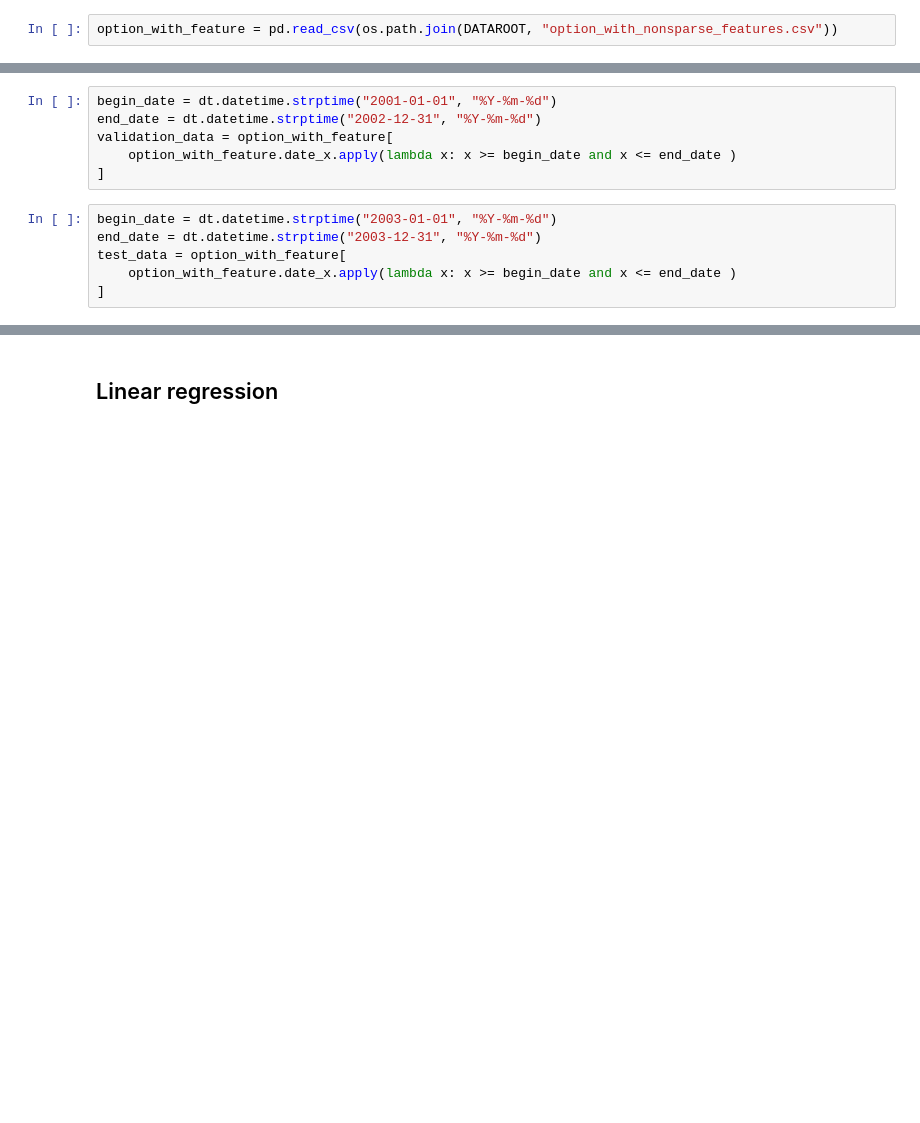
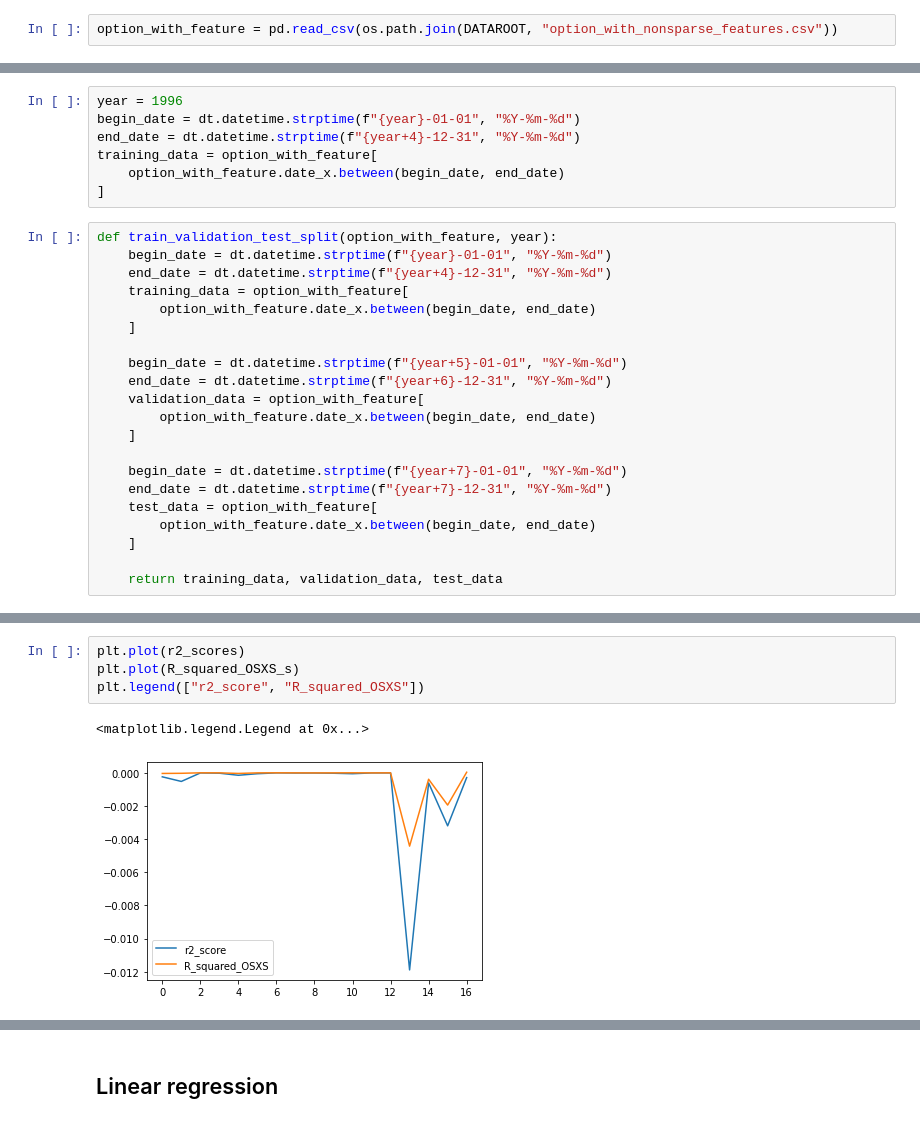
Before and after one commit to jzfrank/AQF-option-rodeo, a Jupyter notebook: ml_predictor.ipynb, the cells around one changed output, grey strips where cells are left out. Cells and saved outputs as stored; diff of their text form; blank space fills up the shorter version.

```diff
--- a/ml_predictor.ipynb
+++ b/ml_predictor.ipynb
@@ -178,12 +142,28 @@ training_data = option_with_feature[
-# %%
-begin_date = dt.datetime.strptime("2001-01-01", "%Y-%m-%d")
-end_date = dt.datetime.strptime("2002-12-31", "%Y-%m-%d")
-validation_data = option_with_feature[
-    option_with_feature.date_x.apply(lambda x: x >= begin_date and x <= end_date )
-]
-# %%
-begin_date = dt.datetime.strptime("2003-01-01", "%Y-%m-%d")
-end_date = dt.datetime.strptime("2003-12-31", "%Y-%m-%d")
-test_data = option_with_feature[
-    option_with_feature.date_x.apply(lambda x: x >= begin_date and x <= end_date )
-]
+# %%
+year = 1996
+begin_date = dt.datetime.strptime(f"{year}-01-01", "%Y-%m-%d")
+end_date = dt.datetime.strptime(f"{year+4}-12-31", "%Y-%m-%d")
+training_data = option_with_feature[
+    option_with_feature.date_x.between(begin_date, end_date)
+]
+# %%
+def train_validation_test_split(option_with_feature, year):
+    begin_date = dt.datetime.strptime(f"{year}-01-01", "%Y-%m-%d")
+    end_date = dt.datetime.strptime(f"{year+4}-12-31", "%Y-%m-%d")
+    training_data = option_with_feature[
+        option_with_feature.date_x.between(begin_date, end_date)
+    ]
+
+    begin_date = dt.datetime.strptime(f"{year+5}-01-01", "%Y-%m-%d")
+    end_date = dt.datetime.strptime(f"{year+6}-12-31", "%Y-%m-%d")
+    validation_data = option_with_feature[
+        option_with_feature.date_x.between(begin_date, end_date)
+    ]
+
+    begin_date = dt.datetime.strptime(f"{year+7}-01-01", "%Y-%m-%d")
+    end_date = dt.datetime.strptime(f"{year+7}-12-31", "%Y-%m-%d")
+    test_data = option_with_feature[
+        option_with_feature.date_x.between(begin_date, end_date)
+    ]
+
+    return training_data, validation_data, test_data
@@ -189,0 +257,7 @@ test_data = option_with_feature[
+# %%
+plt.plot(r2_scores)
+plt.plot(R_squared_OSXS_s)
+plt.legend(["r2_score", "R_squared_OSXS"])
+# %% [output]
+<matplotlib.legend.Legend at 0x...>
+[figure, added]
```
Also changed, not shown: parts of 87 cells of this notebook, 2 other files.
